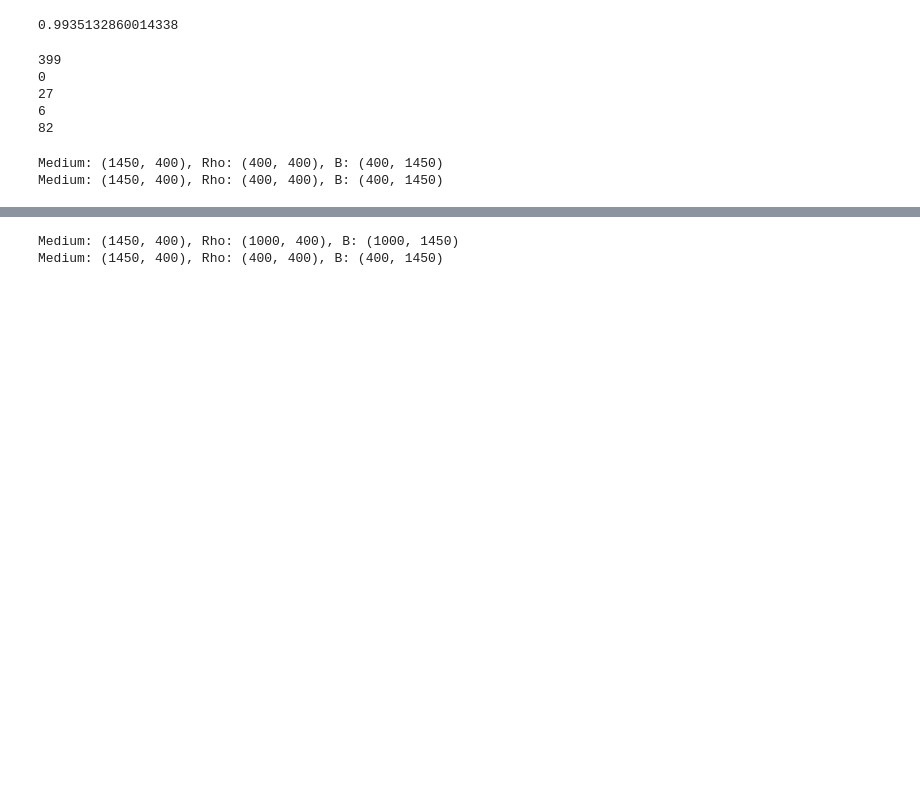
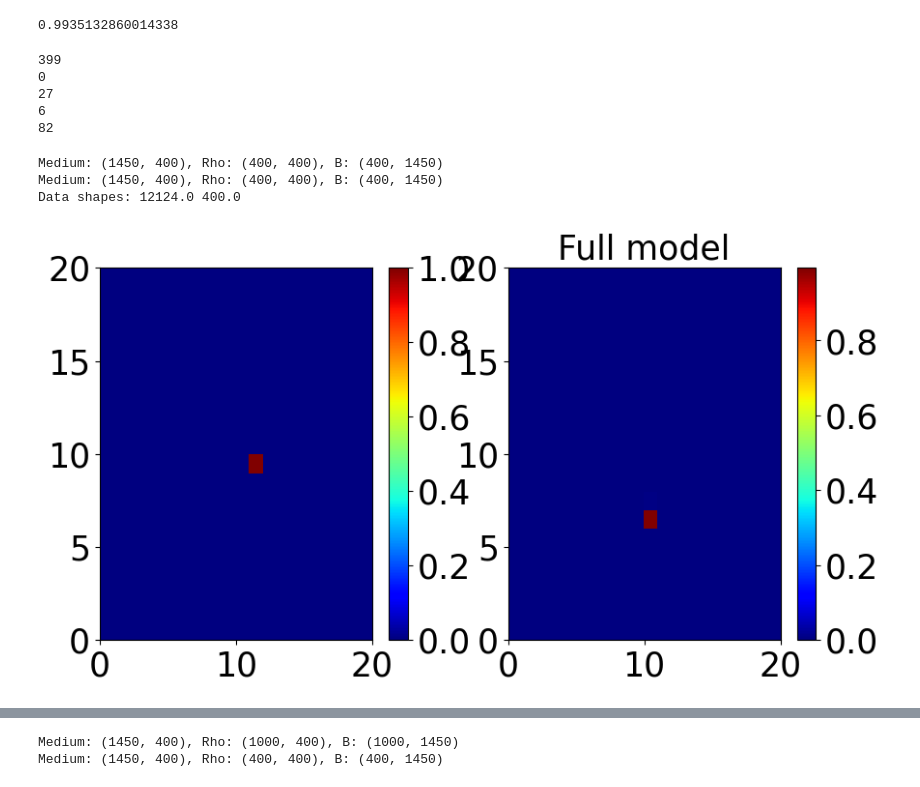
Before and after one commit to alexei-novikov/RM_imaging, a Jupyter notebook: multi_dict.ipynb, the cells around one changed output, grey strips where cells are left out. Saved outputs shown, nothing was run; the diff lists cells and outputs as text; code cells hidden in the pictures; blank space fills up the shorter version.

```diff
--- a/multi_dict.ipynb
+++ b/multi_dict.ipynb
@@ -454,34 +454,37 @@ for j in range(5):
 ####Tests orderer on fully random data
 layers=[250,1000,750,500, 500, 300, 300, 400,800]
 labeled_data=400
+data_path=os.path.join(cwd,'Data/PNAS-regime_all_seeds/PNAS-regime_seed0')
 training_data=H.data_rho_CC(data_path+'/train',labeled_data/80000,1)
 medium= np.array(mat73.loadmat(data_path+'/rtt.mat')['Artt'])
 device = torch.device("cuda" if torch.cuda.is_available() else "cpu")
 softmax=nn.Softmax(dim=1)
 orderer=M.fc_net_batch(training_data[0][0].shape[0]/2, layers, training_data.rho[0].shape[0]/4, net_type='fc',linear_type='real', activation='relu', bias=True, out_scaling=None)
 print('Data shapes:', training_data[0][0].shape[0]/2, training_data.rho[0].shape[0]/2)
 Locat_orderer='/home/achristie/RM_imaging/models/CCorderer_fc_net.pt'
 orderer.load_state_dict(torch.load(Locat_orderer))
 data_path=os.path.join(cwd,'Data/MDS-PNAS-regime-1000real_all_seeds/MDS-PNAS-regime-1000real_seed0')
 orderer.to(device)
-training_data=H.data_rho_CC_IID(data_path+'/train',labeled_data/80000,1)
+training_data=H.data_rho_CC_IID(data_path+'/train',labeled_data/80000)
 trainloader=DataLoader(training_data,batch_size=400,shuffle=True,num_workers=0)
 orderer.eval()
 accuracy=0
 lossavg=0
 bce_loss_fn=nn.CrossEntropyLoss()
 for batch, (b,rho,num_targets) in enumerate(trainloader):
 
     b=b.to(device)
     rho=rho.to(device)
     rho_hat=orderer(b)
     rh, _=torch.split(rho, 400, dim=-1)
     bce_loss=bce_loss_fn(rho_hat.squeeze(), rh.squeeze())
     lossavg+=bce_loss.item()/len(trainloader)
     H.plot_2_imgs(rho, softmax(rho_hat.squeeze()),ind=5, figsize=5, scaling=None, xpix=20, ypix=20, font_size=25)
     accuracy+=H.accuracy(torch.round(softmax(rho_hat.squeeze())), rh.squeeze()).item()/len(trainloader)
 
 print(f'accuracy: {accuracy}, loss: {lossavg}')
 # %% [output]
 Medium: (1450, 400), Rho: (400, 400), B: (400, 1450)
 Medium: (1450, 400), Rho: (400, 400), B: (400, 1450)
+Data shapes: 12124.0 400.0
+[figure, added]
```
Also changed, not shown: parts of 4 cells of this notebook.
